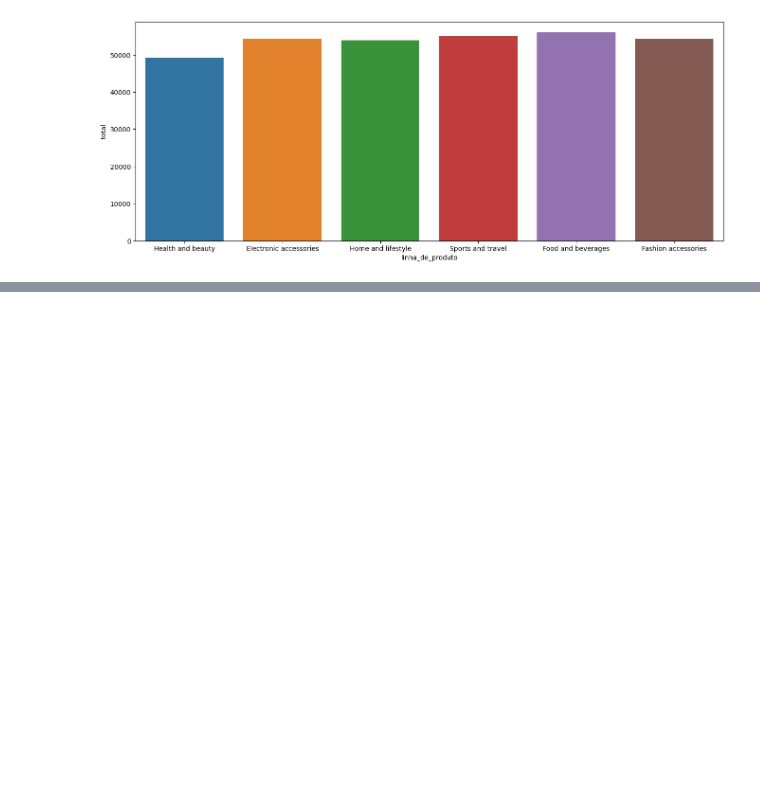
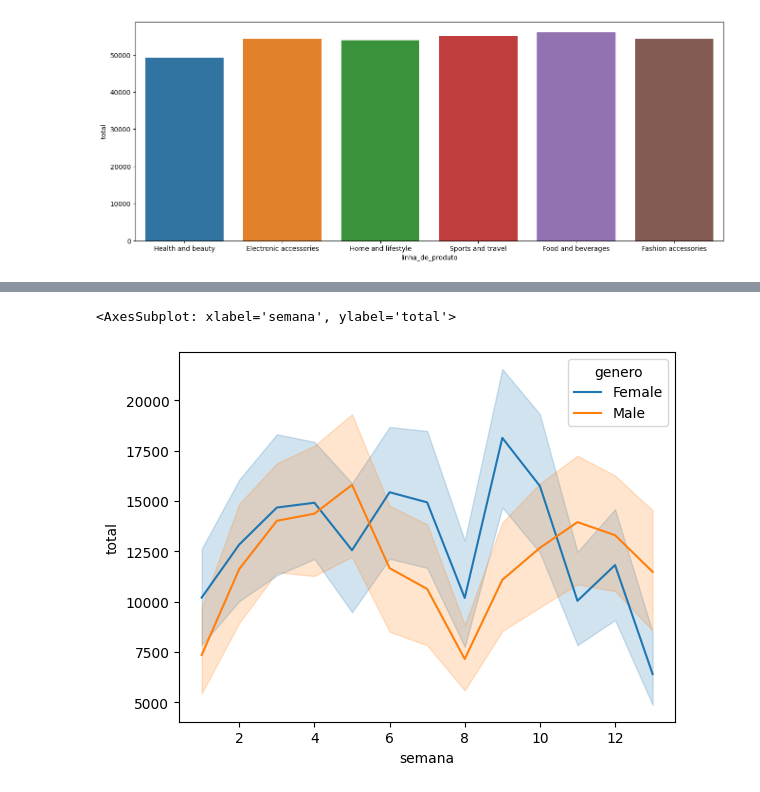
Before and after one commit to gbrfilipe/EDA-Vendas-de-Supermercado, a Jupyter notebook: analise.ipynb, the cells around one changed output, grey strips where cells are left out. Saved outputs shown, nothing was run; the diff lists cells and outputs as text; code cells hidden in the pictures; blank space fills up the shorter version.

```diff
--- a/analise.ipynb
+++ b/analise.ipynb
@@ -179,0 +212,6 @@ sns.barplot(data = df, x = "linha_de_produto", y = "total", estimator= "sum", er
+# %%
+sns.lineplot(data=df, x='semana', y='total', hue = 'genero', estimator='sum')
+# df['semana'].value_counts().sort_index()
+# %% [output]
+<AxesSubplot: xlabel='semana', ylabel='total'>
+[figure, added]
```
Also changed, not shown: parts of 15 cells of this notebook, 2 other files.
